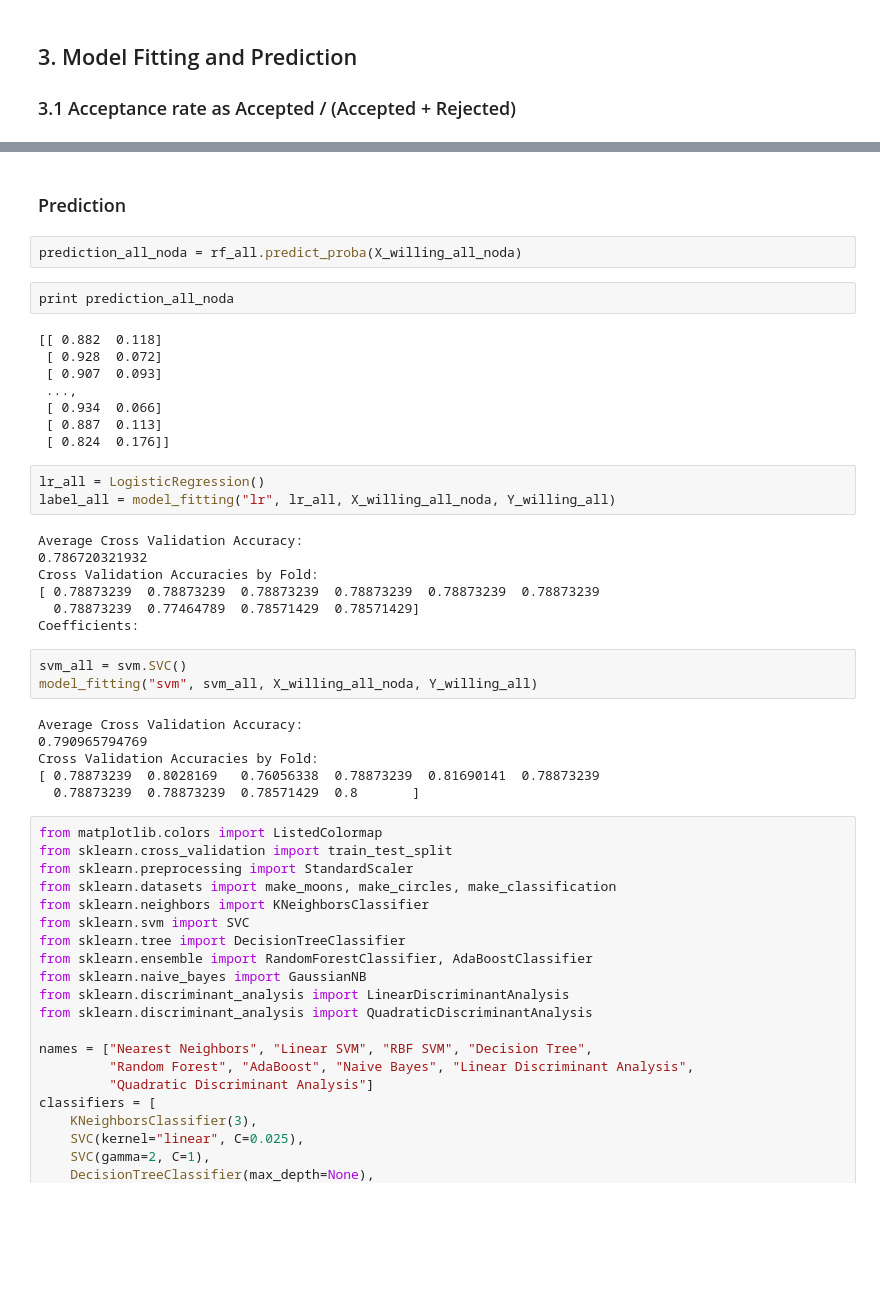
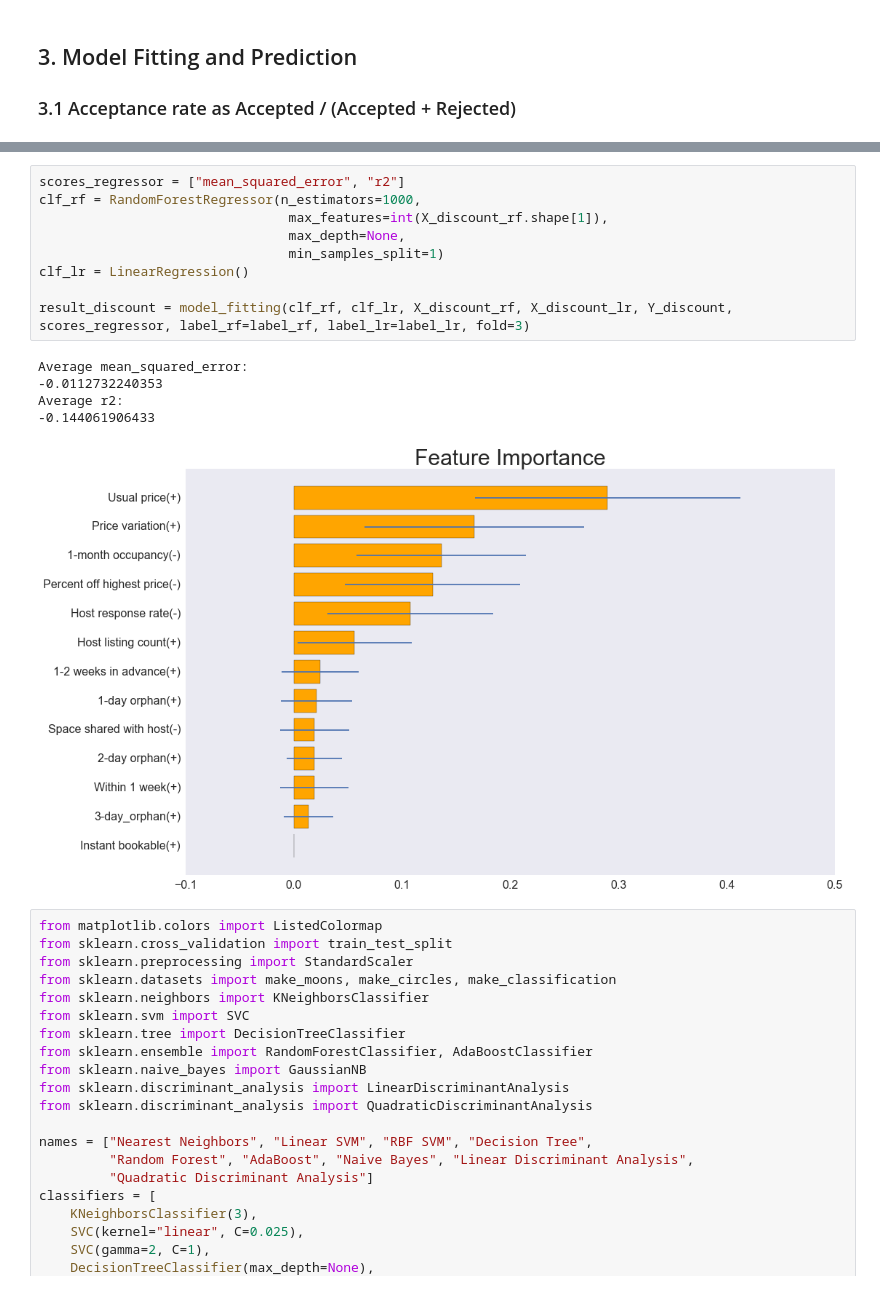
Before and after one commit to DataShackforAirbnb/AirBnbNegotiate, a Jupyter notebook: DataAnalysis/Analysis 0426.ipynb, the cells around one changed output, grey strips where cells are left out. Saved outputs shown, nothing was run; the diff lists cells and outputs as text; blank space fills up the shorter version.

```diff
--- a/DataAnalysis/Analysis 0426.ipynb
+++ b/DataAnalysis/Analysis 0426.ipynb
@@ -535,36 +430,18 @@ Cross Validation Accuracies by Fold:
-# %% [markdown]
-### Prediction
-# %%
-prediction_all_noda = rf_all.predict_proba(X_willing_all_noda)
-# %%
-print prediction_all_noda
-# %% [output]
-[[ 0.882  0.118]
- [ 0.928  0.072]
- [ 0.907  0.093]
- ...,
- [ 0.934  0.066]
- [ 0.887  0.113]
- [ 0.824  0.176]]
-# %%
-lr_all = LogisticRegression()
-label_all = model_fitting("lr", lr_all, X_willing_all_noda, Y_willing_all)
-# %% [output]
-Average Cross Validation Accuracy:
-0.786720321932
-Cross Validation Accuracies by Fold:
-[ 0.78873239  0.78873239  0.78873239  0.78873239  0.78873239  0.78873239
-  0.78873239  0.77464789  0.78571429  0.78571429]
-Coefficients:
-# %%
-svm_all = svm.SVC()
-model_fitting("svm", svm_all, X_willing_all_noda, Y_willing_all)
-# %% [output]
-Average Cross Validation Accuracy:
-0.790965794769
-Cross Validation Accuracies by Fold:
-[ 0.78873239  0.8028169   0.76056338  0.78873239  0.81690141  0.78873239
-  0.78873239  0.78873239  0.78571429  0.8       ]
+# %%
+scores_regressor = ["mean_squared_error", "r2"]
+clf_rf = RandomForestRegressor(n_estimators=1000,
+                                max_features=int(X_discount_rf.shape[1]),
+                                max_depth=None,
+                                min_samples_split=1)
+clf_lr = LinearRegression()
+
+result_discount = model_fitting(clf_rf, clf_lr, X_discount_rf, X_discount_lr, Y_discount, scores_regressor, label_rf=label_rf, label_lr=label_lr, fold=3)
+# %% [output]
+Average mean_squared_error:
+-0.0112732240353
+Average r2:
+-0.144061906433
+[figure, added]
 # %%
 from matplotlib.colors import ListedColormap
 from sklearn.cross_validation import train_test_split
```
Also changed, not shown: parts of 23 cells of this notebook, 3 other files.
